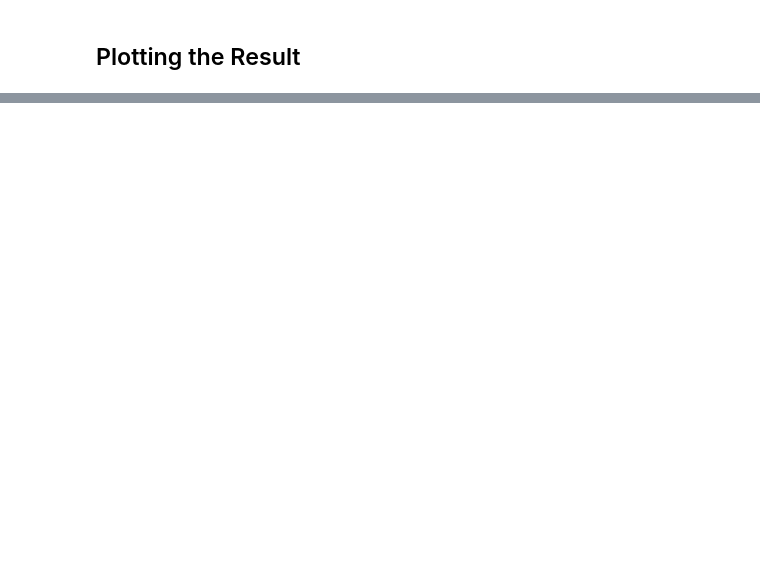
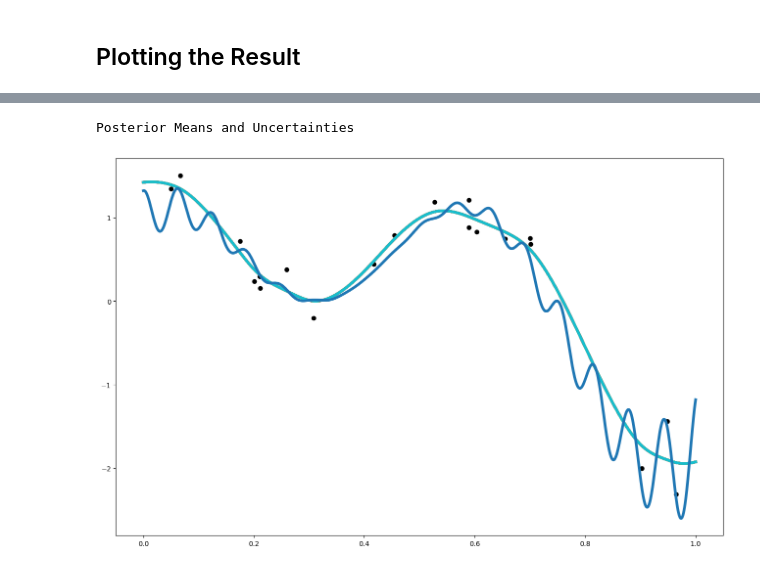
Before and after one commit to lbl-camera/gpCAM, a Jupyter notebook: examples/GPOptimizer_SingleTaskTest.ipynb, the cells around one changed output, grey strips where cells are left out. Cells and saved outputs as stored; diff of their text form; code cells hidden in the pictures; blank space fills up the shorter version.

```diff
--- a/examples/GPOptimizer_SingleTaskTest.ipynb
+++ b/examples/GPOptimizer_SingleTaskTest.ipynb
@@ -203,0 +235,19 @@ print(next_point)
+# %%
+#duplicate data: in practice, this would be different data in every column
+y_data = np.broadcast_to(y_data[:, None], (y_data.size, 10))
+
+my_gp1 = GPOptimizer(x_data,y_data,
+            init_hyperparameters = np.ones((2))/10.,  # we need enough of those for kernel, noise, and prior mean functions
+            noise_variances=np.ones(y_data.shape[0]) * 0.1, # providing noise variances and a noise function will raise a warning
+            compute_device='cpu',
+            )
+
+
+hps_bounds = np.array([[0.01,10.], #signal variance for the kernel
+                       [0.01,10.], #length scale for the kernel
+                      ])
+
+print("Standard Training (MCMC)")
+hps = my_gp1.train(hyperparameter_bounds=hps_bounds, info = True, max_iter = 100)
+print("Result=", hps, "after ", time.time() - st, " seconds")
+print("")
@@ -203,0 +267,15 @@ print(next_point)
+# %%
+x_pred = np.linspace(0,1,1000).reshape(1000,1)
+mean = my_gp1.posterior_mean(x_pred)["m(x)"]
+sd   = np.sqrt(my_gp1.posterior_covariance(x_pred)["v(x)"])
+# %%
+print("Posterior Means and Uncertainties")
+plt.figure(figsize = (16,10))
+for i in range(10):
+    plt.plot(x_pred.flatten(),mean[:,i], label = "posterior mean", linewidth = 4)
+plt.scatter(my_gp1.x_data,my_gp1.y_data[:,0], color = 'black')
+plt.plot(x_pred1D,f1(x_pred1D), label = "latent function", linewidth = 4)
+plt.show()
+# %% [output]
+Posterior Means and Uncertainties
+[figure, added]
```
Also changed, not shown: parts of 11 cells of this notebook, 9 other files.
